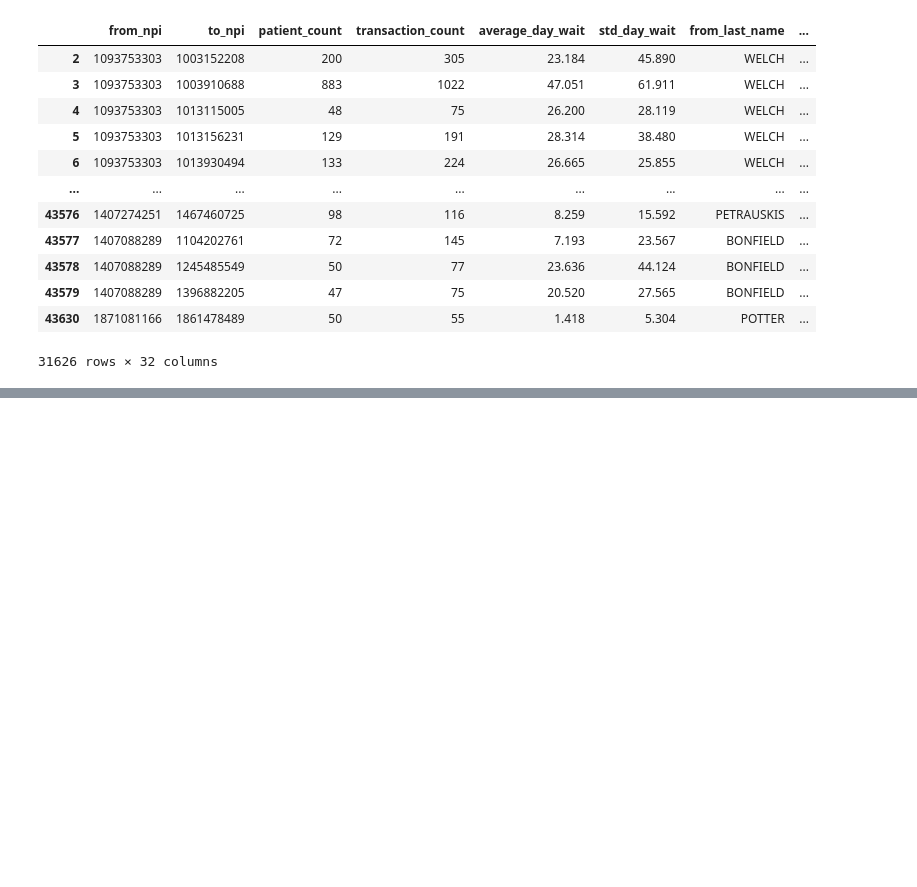
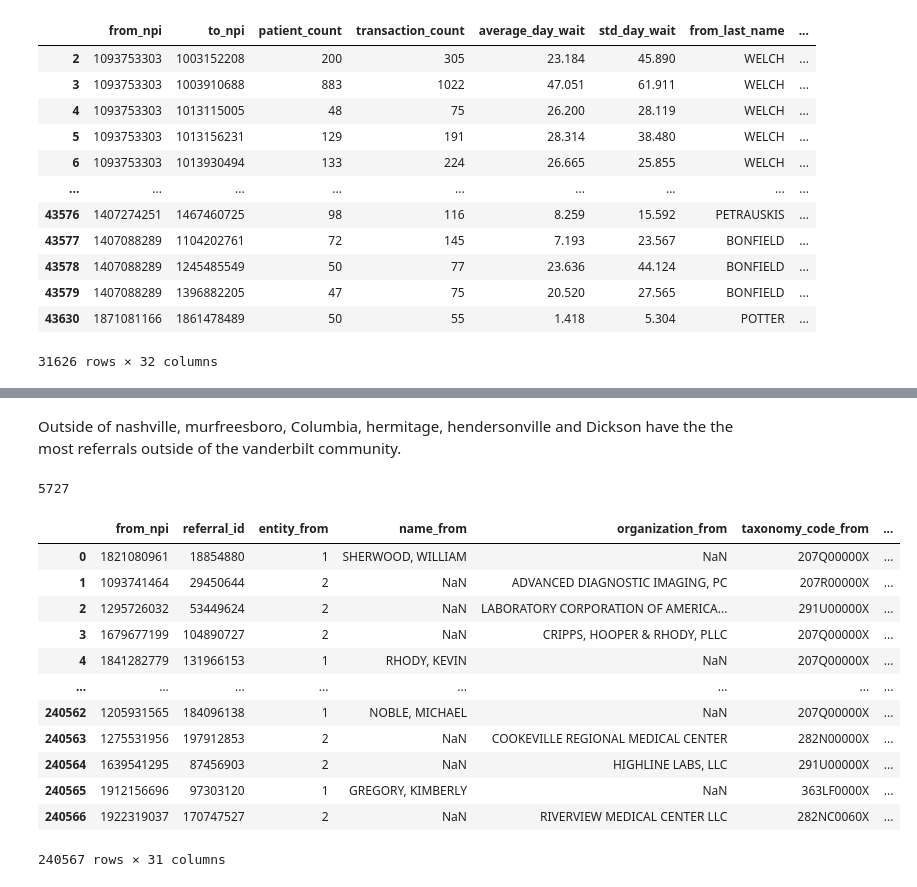
Before and after one commit to nss-data-science-cohort-5/hop_team-hot_pretzels, a Jupyter notebook: hop_teaming_analysis.ipynb, the cells around one changed output, grey strips where cells are left out. Drawn from its saved outputs; the diff is of its cells as text; code cells hidden in the pictures; blank space fills up the shorter version.

Commit message:
built communities

```diff
--- a/hop_teaming_analysis.ipynb
+++ b/hop_teaming_analysis.ipynb
@@ -1069,0 +1211,4 @@ ax.map_dataframe(sns.barplot,x = 'to_classification',
+# %%
+pd.set_option('display.float_format', lambda x: '%.0f' % x)
+
+communities = pd.read_csv('data/communities')
@@ -1069,0 +1275,22 @@ ax.map_dataframe(sns.barplot,x = 'to_classification',
+# %% [markdown]
+Outside of nashville, murfreesboro, Columbia, hermitage, hendersonville and Dickson have the the most referrals outside of the vanderbilt community.
+# %%
+from_communities['from_npi'].nunique()
+# %% [output]
+5727
+# %%
+pd.read_csv('data/referrals_big.csv')
+# %% [output]
+|  | from_npi | referral_id | entity_from | name_from | organization_from | taxonomy_code_from | ... |
+| 0 | 1821080961 | 18854880 | 1 | SHERWOOD, WILLIAM | NaN | 207Q00000X | ... |
+| 1 | 1093741464 | 29450644 | 2 | NaN | ADVANCED DIAGNOSTIC IMAGING, PC | 207R00000X | ... |
+| 2 | 1295726032 | 53449624 | 2 | NaN | LABORATORY CORPORATION OF AMERICA... | 291U00000X | ... |
+| 3 | 1679677199 | 104890727 | 2 | NaN | CRIPPS, HOOPER & RHODY, PLLC | 207Q00000X | ... |
+| 4 | 1841282779 | 131966153 | 1 | RHODY, KEVIN | NaN | 207Q00000X | ... |
+| ... | ... | ... | ... | ... | ... | ... | ... |
+| 240562 | 1205931565 | 184096138 | 1 | NOBLE, MICHAEL | NaN | 207Q00000X | ... |
+| 240563 | 1275531956 | 197912853 | 2 | NaN | COOKEVILLE REGIONAL MEDICAL CENTER | 282N00000X | ... |
+| 240564 | 1639541295 | 87456903 | 2 | NaN | HIGHLINE LABS, LLC | 291U00000X | ... |
+| 240565 | 1912156696 | 97303120 | 1 | GREGORY, KIMBERLY | NaN | 363LF0000X | ... |
+| 240566 | 1922319037 | 170747527 | 2 | NaN | RIVERVIEW MEDICAL CENTER LLC | 282NC0060X | ... |
+240567 rows × 31 columns
```
Also changed, not shown: parts of 36 cells of this notebook, 1 other file.
